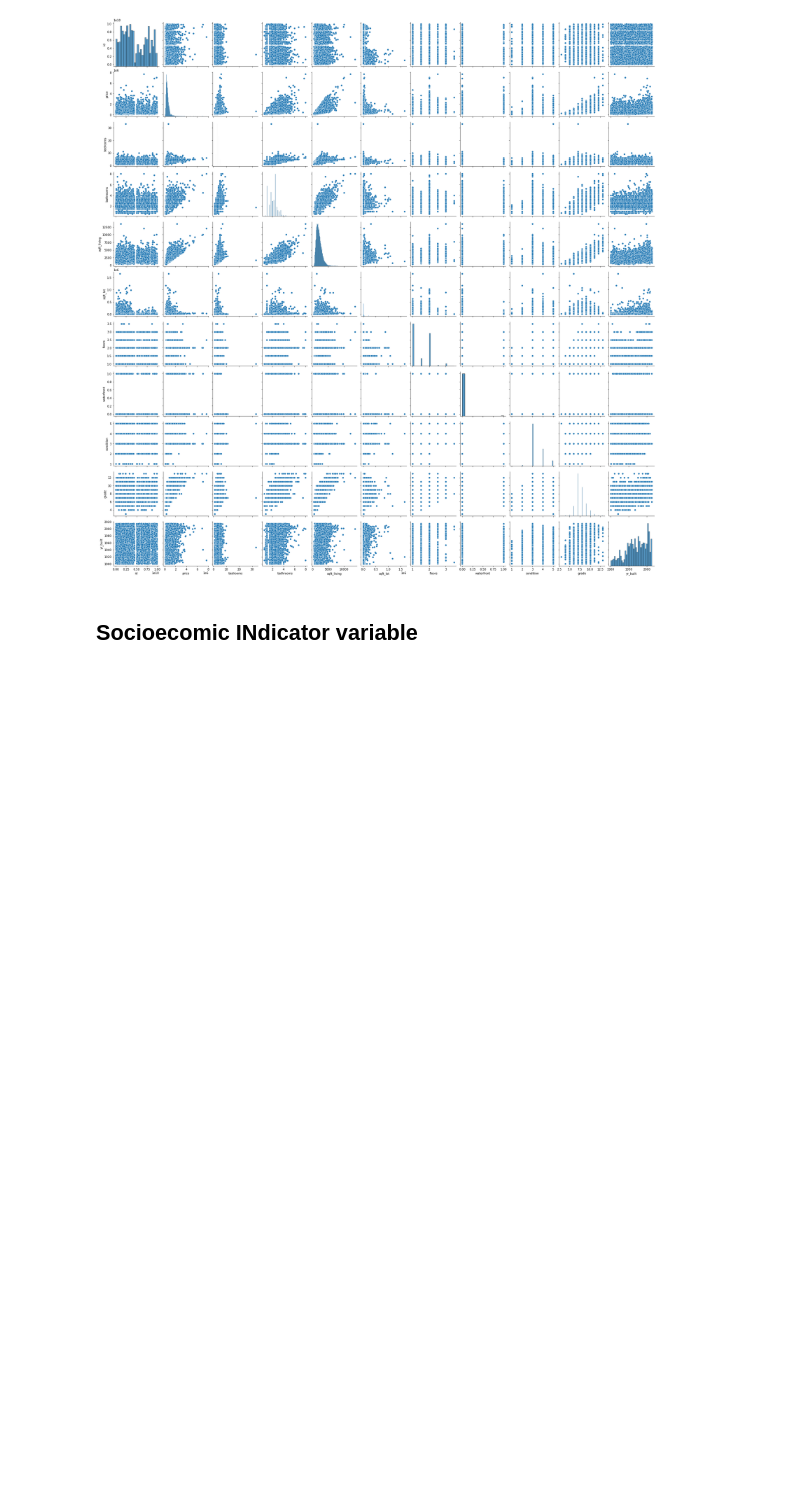
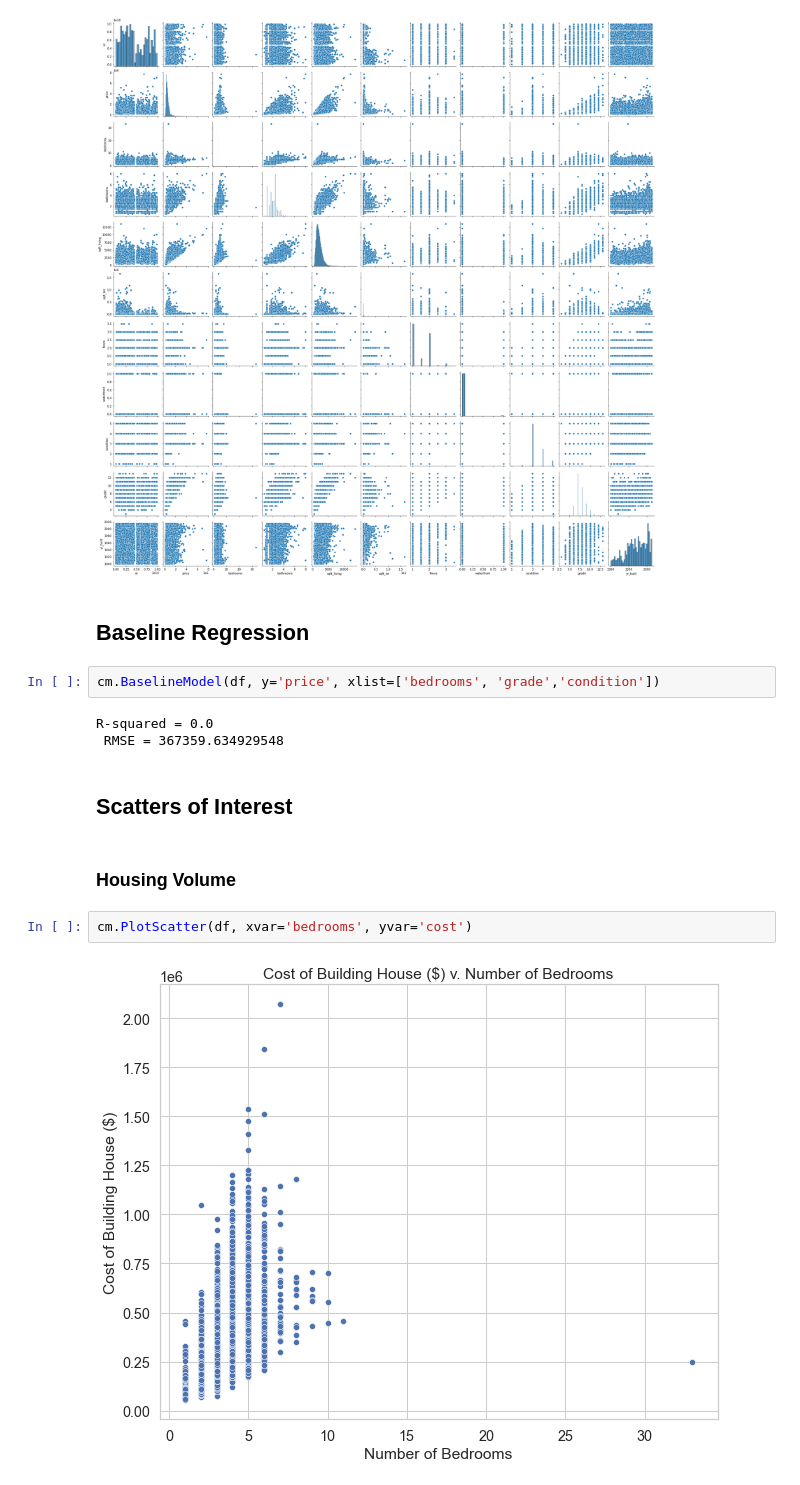
Before and after one commit to danvalen1/KingCounty-Housing, a Jupyter notebook: DAV.ipynb, the cells around one changed output. Saved outputs shown, nothing was run; the diff lists cells and outputs as text; blank space fills up the shorter version.

```diff
--- a/DAV.ipynb
+++ b/DAV.ipynb
@@ -139,5 +149,18 @@ sns.pairplot(df)
 # %% [output]
 <seaborn.axisgrid.PairGrid at 0x...>
 [figure]
-# %% [markdown]
-## Socioecomic INdicator variable
+# %% [markdown]
+## Baseline Regression
+# %%
+cm.BaselineModel(df, y='price', xlist=['bedrooms', 'grade','condition'])
+# %% [output]
+R-squared = 0.0
+ RMSE = 367359.634929548
+# %% [markdown]
+## Scatters of Interest
+# %% [markdown]
+### Housing Volume
+# %%
+cm.PlotScatter(df, xvar='bedrooms', yvar='cost')
+# %% [output]
+[figure, added]
```
Also changed, not shown: parts of 11 cells of this notebook, 15 other files.
